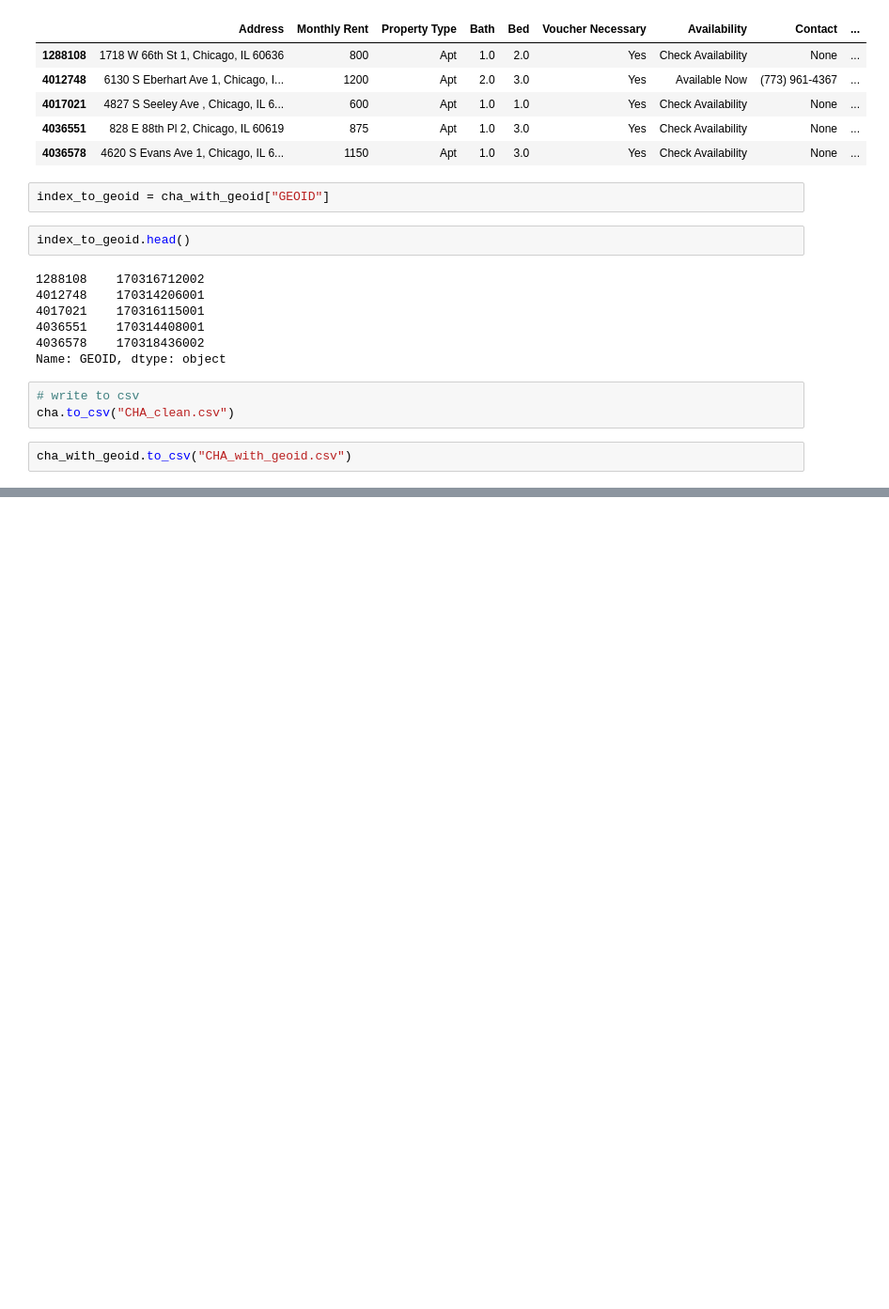
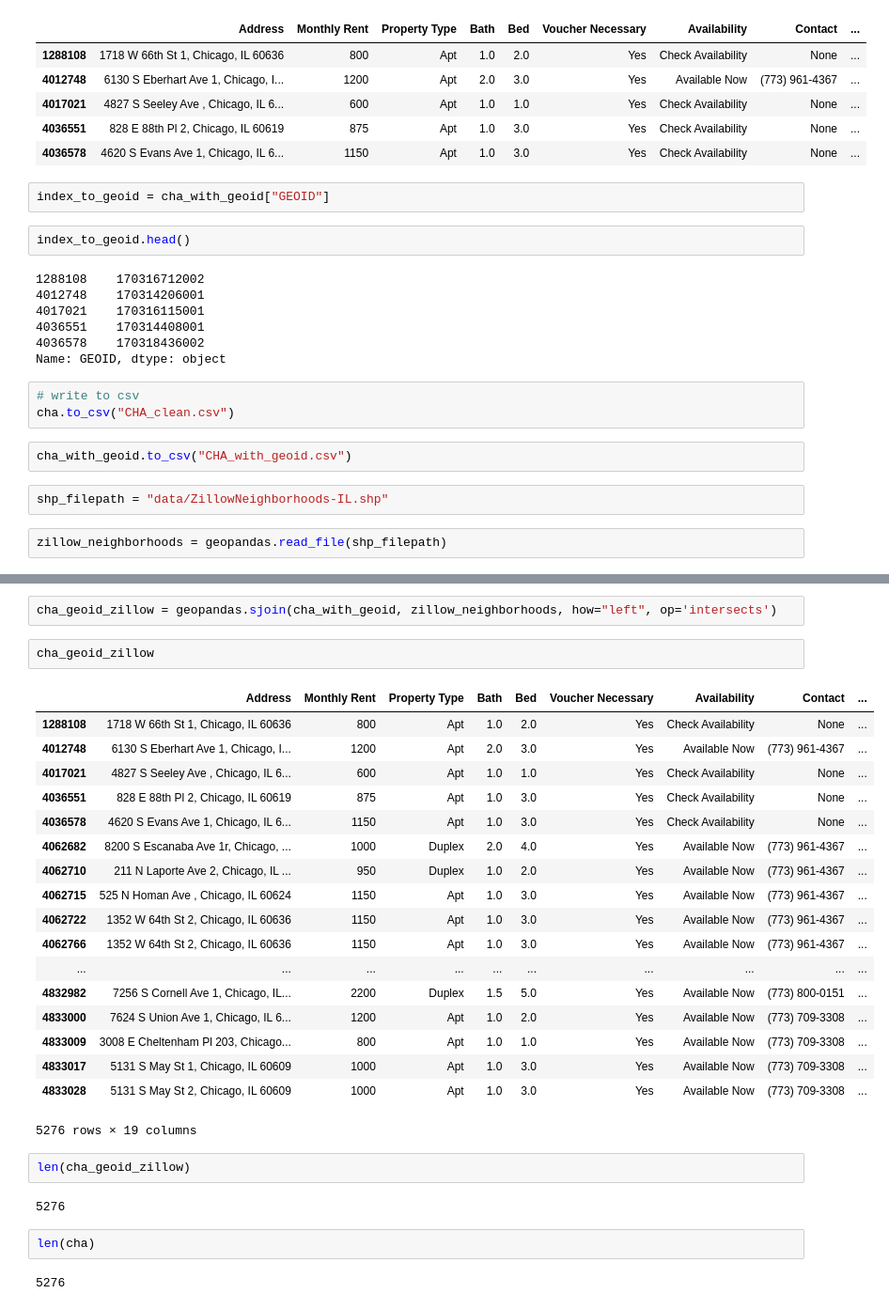
Before and after one commit to aya-liu/equitable-rental-locator, a Jupyter notebook: project/Merging CHA Eviction and Rental Index.ipynb, the cells around one changed output, grey strips where cells are left out. Shown at 94% size. Cells and saved outputs as stored; diff of their text form; blank space fills up the shorter version.

Commit message:
Added in zillow merge

```diff
--- a/project/Merging CHA Eviction and Rental Index.ipynb
+++ b/project/Merging CHA Eviction and Rental Index.ipynb
@@ -98,3 +98,7 @@ Name: GEOID, dtype: object
 cha.to_csv("CHA_clean.csv")
 # %%
 cha_with_geoid.to_csv("CHA_with_geoid.csv")
+# %%
+shp_filepath = "data/ZillowNeighborhoods-IL.shp"
+# %%
+zillow_neighborhoods = geopandas.read_file(shp_filepath)
@@ -100,0 +126,31 @@ cha_with_geoid.to_csv("CHA_with_geoid.csv")
+# %%
+cha_geoid_zillow = geopandas.sjoin(cha_with_geoid, zillow_neighborhoods, how="left", op='intersects')
+# %%
+cha_geoid_zillow
+# %% [output]
+|  | Address | Monthly Rent | Property Type | Bath | Bed | Voucher Necessary | Availability | Contact | ... |
+| 1288108 | 1718 W 66th St 1, Chicago, IL 60636 | 800 | Apt | 1.0 | 2.0 | Yes | Check Availability | None | ... |
+| 4012748 | 6130 S Eberhart Ave 1, Chicago, I... | 1200 | Apt | 2.0 | 3.0 | Yes | Available Now | (773) 961-4367 | ... |
+| 4017021 | 4827 S Seeley Ave , Chicago, IL 6... | 600 | Apt | 1.0 | 1.0 | Yes | Check Availability | None | ... |
+| 4036551 | 828 E 88th Pl 2, Chicago, IL 60619 | 875 | Apt | 1.0 | 3.0 | Yes | Check Availability | None | ... |
+| 4036578 | 4620 S Evans Ave 1, Chicago, IL 6... | 1150 | Apt | 1.0 | 3.0 | Yes | Check Availability | None | ... |
+| 4062682 | 8200 S Escanaba Ave 1r, Chicago, ... | 1000 | Duplex | 2.0 | 4.0 | Yes | Available Now | (773) 961-4367 | ... |
+| 4062710 | 211 N Laporte Ave 2, Chicago, IL ... | 950 | Duplex | 1.0 | 2.0 | Yes | Available Now | (773) 961-4367 | ... |
+| 4062715 | 525 N Homan Ave , Chicago, IL 60624 | 1150 | Apt | 1.0 | 3.0 | Yes | Available Now | (773) 961-4367 | ... |
+| 4062722 | 1352 W 64th St 2, Chicago, IL 60636 | 1150 | Apt | 1.0 | 3.0 | Yes | Available Now | (773) 961-4367 | ... |
+| 4062766 | 1352 W 64th St 2, Chicago, IL 60636 | 1150 | Apt | 1.0 | 3.0 | Yes | Available Now | (773) 961-4367 | ... |
+| ... | ... | ... | ... | ... | ... | ... | ... | ... | ... |
+| 4832982 | 7256 S Cornell Ave 1, Chicago, IL... | 2200 | Duplex | 1.5 | 5.0 | Yes | Available Now | (773) 800-0151 | ... |
+| 4833000 | 7624 S Union Ave 1, Chicago, IL 6... | 1200 | Apt | 1.0 | 2.0 | Yes | Available Now | (773) 709-3308 | ... |
+| 4833009 | 3008 E Cheltenham Pl 203, Chicago... | 800 | Apt | 1.0 | 1.0 | Yes | Available Now | (773) 709-3308 | ... |
+| 4833017 | 5131 S May St 1, Chicago, IL 60609 | 1000 | Apt | 1.0 | 3.0 | Yes | Available Now | (773) 709-3308 | ... |
+| 4833028 | 5131 S May St 2, Chicago, IL 60609 | 1000 | Apt | 1.0 | 3.0 | Yes | Available Now | (773) 709-3308 | ... |
+5276 rows × 19 columns
+# %%
+len(cha_geoid_zillow)
+# %% [output]
+5276
+# %%
+len(cha)
+# %% [output]
+5276
```
Also changed, not shown: parts of 2 cells of this notebook.
